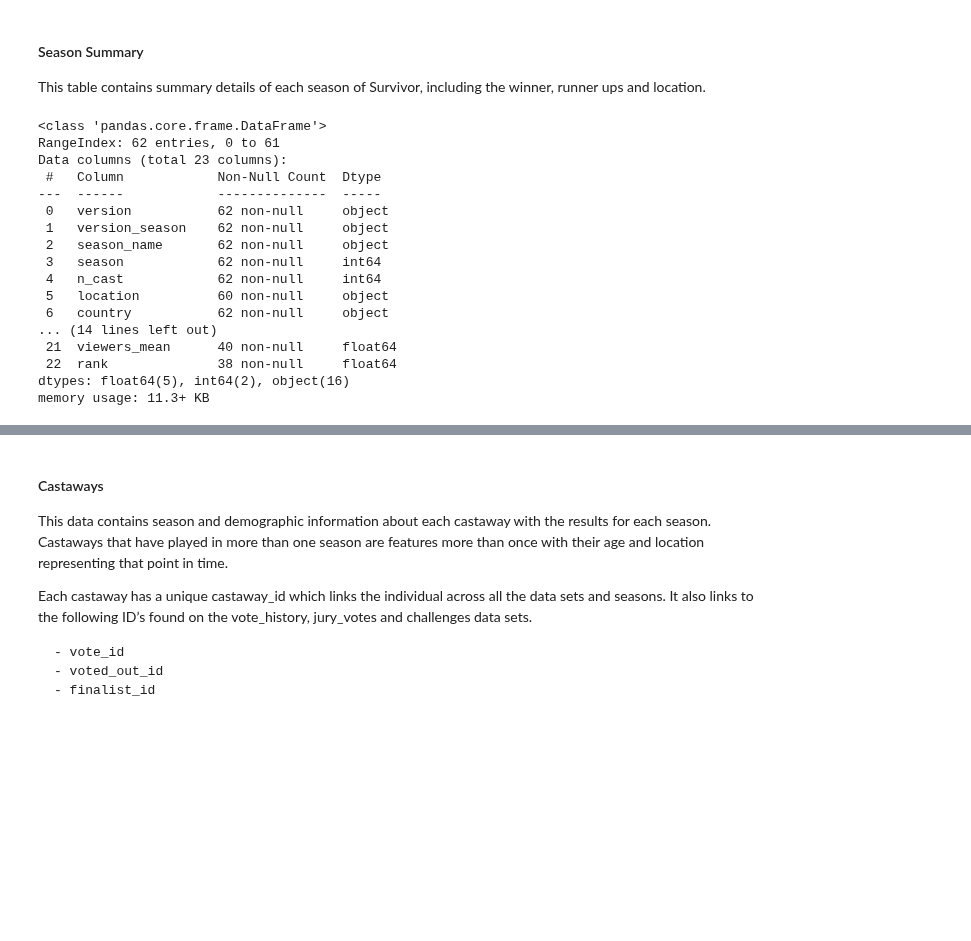
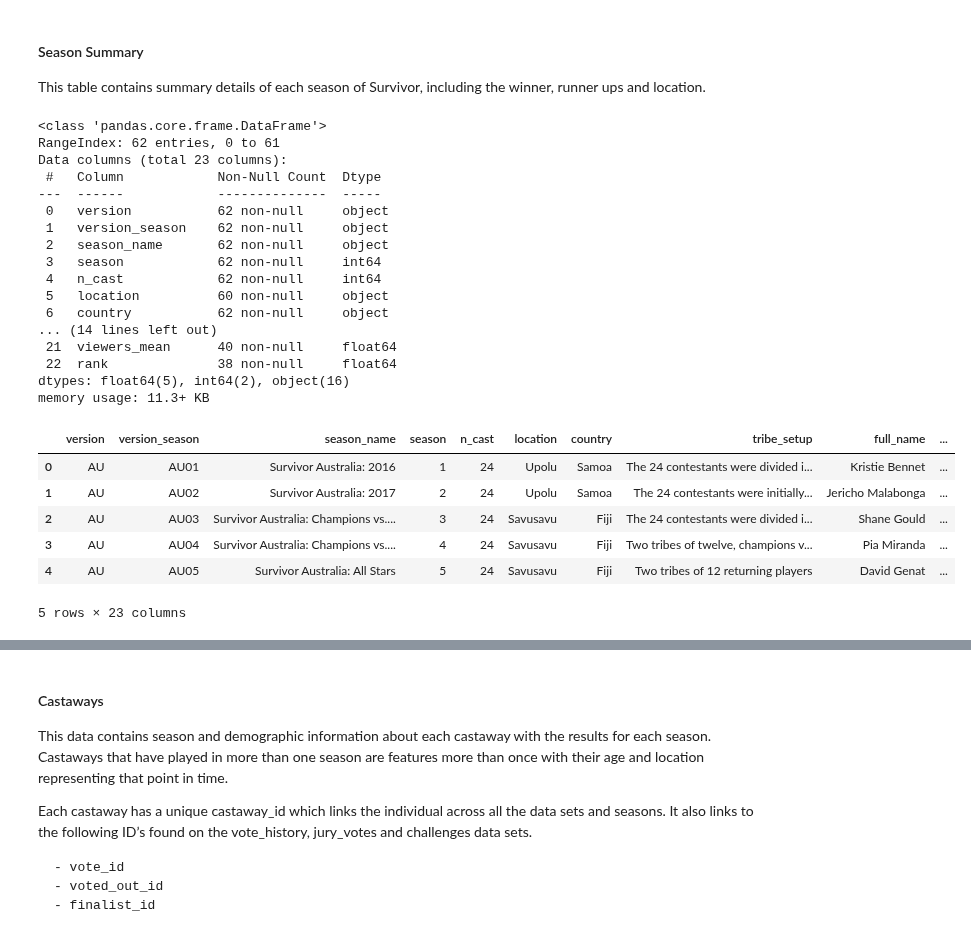
Before and after one commit to DotSumWedge/SurvivorAnalysis, a Jupyter notebook: SurvivorNB.ipynb, the cells around one changed output, grey strips where cells are left out. Cells and saved outputs as stored; diff of their text form; code cells hidden in the pictures; blank space fills up the shorter version.

```diff
--- a/SurvivorNB.ipynb
+++ b/SurvivorNB.ipynb
@@ -110,21 +110,29 @@ vote_history =  dataframes['vote_history.csv']
 This table contains summary details of each season of Survivor, including the winner, runner ups and location.
 # %%
 season_summary.info()
+season_summary.head()
 # %% [output]
 <class 'pandas.core.frame.DataFrame'>
 RangeIndex: 62 entries, 0 to 61
 Data columns (total 23 columns):
  #   Column            Non-Null Count  Dtype
 ---  ------            --------------  -----
  0   version           62 non-null     object
  1   version_season    62 non-null     object
  2   season_name       62 non-null     object
  3   season            62 non-null     int64
  4   n_cast            62 non-null     int64
  5   location          60 non-null     object
  6   country           62 non-null     object
 ... (14 lines left out)
  21  viewers_mean      40 non-null     float64
  22  rank              38 non-null     float64
 dtypes: float64(5), int64(2), object(16)
 memory usage: 11.3+ KB
+|  | version | version_season | season_name | season | n_cast | location | country | tribe_setup | full_name | ... |
+| 0 | AU | AU01 | Survivor Australia: 2016 | 1 | 24 | Upolu | Samoa | The 24 contestants were divided i... | Kristie Bennet | ... |
+| 1 | AU | AU02 | Survivor Australia: 2017 | 2 | 24 | Upolu | Samoa | The 24 contestants were initially... | Jericho Malabonga | ... |
+| 2 | AU | AU03 | Survivor Australia: Champions vs.... | 3 | 24 | Savusavu | Fiji | The 24 contestants were divided i... | Shane Gould | ... |
+| 3 | AU | AU04 | Survivor Australia: Champions vs.... | 4 | 24 | Savusavu | Fiji | Two tribes of twelve, champions v... | Pia Miranda | ... |
+| 4 | AU | AU05 | Survivor Australia: All Stars | 5 | 24 | Savusavu | Fiji | Two tribes of 12 returning players | David Genat | ... |
+5 rows × 23 columns
```
Also changed, not shown: parts of 22 cells of this notebook.
